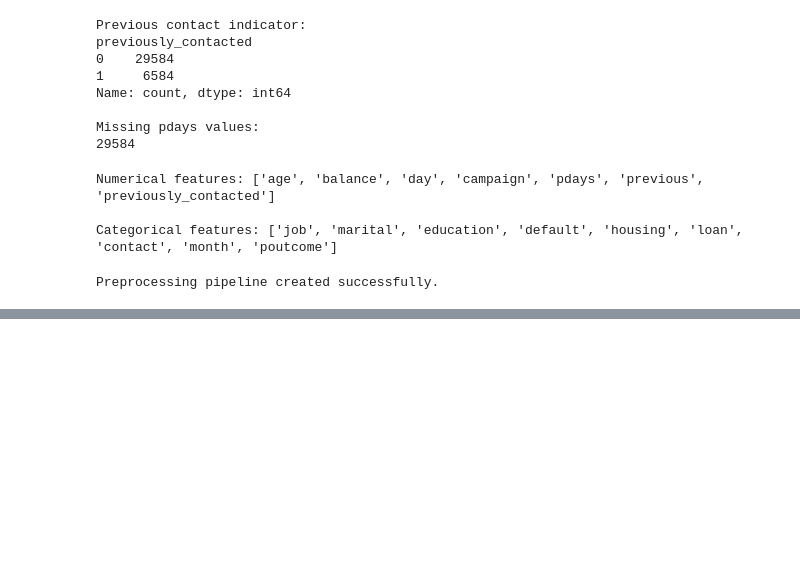
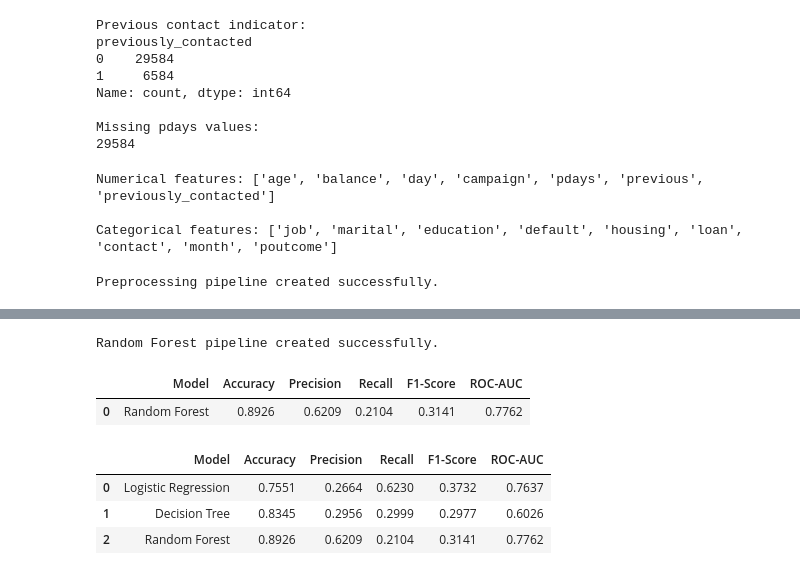
Before and after one commit to kaurp88/15580445-PK-s1, a Jupyter notebook: machine_learning.ipynb, the cells around one changed output, grey strips where cells are left out. Drawn from its saved outputs; the diff is of its cells as text; code cells hidden in the pictures; blank space fills up the shorter version.

```diff
--- a/machine_learning.ipynb
+++ b/machine_learning.ipynb
@@ -404,0 +530,69 @@ Preprocessing pipeline created successfully.
+# %%
+
+from sklearn.ensemble import RandomForestClassifier
+
+# Create Random Forest pipeline
+random_forest_model = Pipeline(steps=[
+    ("preprocessor", preprocessor),
+    ("classifier", RandomForestClassifier(
+        n_estimators=100,
+        class_weight="balanced",
+        random_state=42,
+        n_jobs=-1
+    ))
+])
+
+print("Random Forest pipeline created successfully.")
+# %% [output]
+Random Forest pipeline created successfully.
+# %%
+
+# Evaluate Random Forest using 5-fold cross-validation
+random_forest_cv_results = cross_validate(
+    random_forest_model,
+    X_train,
+    y_train,
+    cv=cv,
+    scoring={
+        "accuracy": "accuracy",
+        "precision": "precision",
+        "recall": "recall",
+        "f1": "f1",
+        "roc_auc": "roc_auc"
+    },
+    n_jobs=1
+)
+
+# Store Random Forest results
+random_forest_results = {
+    "Model": "Random Forest",
+    "Accuracy": random_forest_cv_results["test_accuracy"].mean(),
+    "Precision": random_forest_cv_results["test_precision"].mean(),
+    "Recall": random_forest_cv_results["test_recall"].mean(),
+    "F1-Score": random_forest_cv_results["test_f1"].mean(),
+    "ROC-AUC": random_forest_cv_results["test_roc_auc"].mean()
+}
+
+random_forest_results_df = pd.DataFrame(
+    [random_forest_results]
+)
+
+display(random_forest_results_df.round(4))
+# %% [output]
+|  | Model | Accuracy | Precision | Recall | F1-Score | ROC-AUC |
+| 0 | Random Forest | 0.8926 | 0.6209 | 0.2104 | 0.3141 | 0.7762 |
+# %%
+
+# Compare the three baseline models
+model_comparison = pd.concat([
+    logistic_results_df,
+    decision_tree_results_df,
+    random_forest_results_df
+], ignore_index=True)
+
+display(model_comparison.round(4))
+# %% [output]
+|  | Model | Accuracy | Precision | Recall | F1-Score | ROC-AUC |
+| 0 | Logistic Regression | 0.7551 | 0.2664 | 0.6230 | 0.3732 | 0.7637 |
+| 1 | Decision Tree | 0.8345 | 0.2956 | 0.2999 | 0.2977 | 0.6026 |
+| 2 | Random Forest | 0.8926 | 0.6209 | 0.2104 | 0.3141 | 0.7762 |
```
Also changed, not shown: parts of 14 cells of this notebook.
